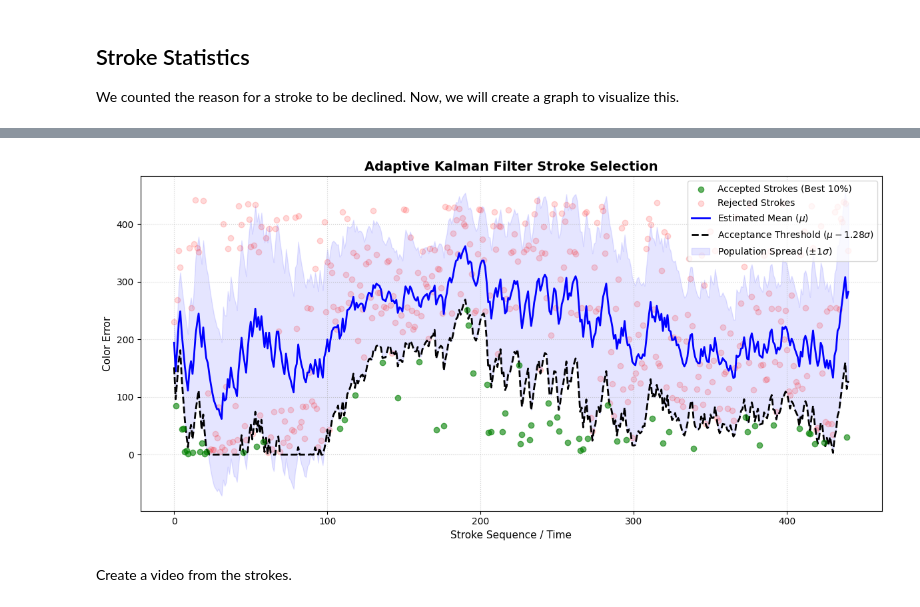
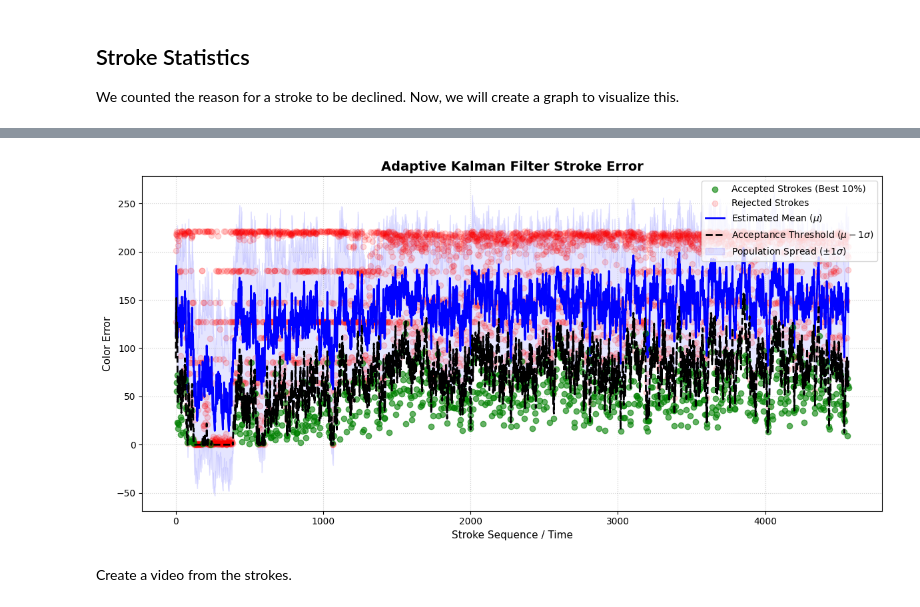
Before and after one commit to SimonMeersschaut/paint-bot, a Jupyter notebook: src/stroke_generation.ipynb, the cells around one changed output, grey strips where cells are left out. Saved outputs shown, nothing was run; the diff lists cells and outputs as text; code cells hidden in the pictures.

Commit message:
Dynamic brush size

```diff
--- a/src/stroke_generation.ipynb
+++ b/src/stroke_generation.ipynb
@@ -166,10 +214,9 @@ from saliency import generate_clean_saliency
 import cv2
 import matplotlib.pyplot as plt
 
-image_path = "../images/bird.jpg"
-raw_img = Image.open(image_path).convert("RGB")
+blurred_saliency, img_cv = generate_clean_saliency(pil_original_image)
 
-blurred_saliency, img_cv = generate_clean_saliency(raw_img)
+resized_blurred_saliency = resize_image(np.array(blurred_saliency))
 
 # Color map generation
 heatmap_color = cv2.applyColorMap(blurred_saliency, cv2.COLORMAP_JET)
@@ -182,7 +229,7 @@ output_img = cv2.cvtColor(output_img, cv2.COLOR_BGR2RGB)
 # 3. DISPLAY RESULTS
 # ==========================================
 fig, axes = plt.subplots(1, 3, figsize=(14, 7))
-axes[0].imshow(raw_img)
+axes[0].imshow(pil_original_image)
 axes[0].set_title("Original Image")
 axes[0].axis("off")
 
@@ -190,7 +237,7 @@ axes[1].imshow(output_img)
 axes[1].set_title("Fixed Clean Saliency Map")
 axes[1].axis("off")
 
-axes[2].imshow(blurred_saliency, cmap="magma")
+axes[2].imshow(resized_blurred_saliency, cmap="magma")
 axes[2].set_title("Fixed Clean Saliency Map")
 axes[2].axis("off")
 
@@ -501,8 +636,6 @@ from tqdm import tqdm # progress bar
 from stroke_generation import StrokeGenerationSupervisor
 
 H, W, _ = np_resized_image.shape
-
-print(H, W)
 
 stroke_sequence = StrokeSequence(image_size=(W, H))
 coverage_mask = ~np_padded_mask_resized
@@ -513,7 +646,16 @@ stroke_generation_supervisor = StrokeGenerationSupervisor()
 # Loop through the targeted depth layer bins (Back-to-Front ordering)
 for label, mean_depth in tqdm(segment_depths):
     ## Choose brush-size
-    # TODO: based on saliency map
+    segment_mask = (resized_segments == label)
+    if not np.any(segment_mask):
+        continue
+
+    ## Choose brush-size based on the pre-calculated brush_size_map
+    # Extract the brush size assigned to this specific segment region
+    chosen_brush = int(np.max(brush_size_map[segment_mask]))
+
+    # Dynamically assign it to the supervisor configuration for this layer
+    stroke_generation_supervisor.brush_size = chosen_brush
 
     # Call the updated stroke generator function using dictionary unpacking (**)
     generate_strokes_for_layer(
@@ -523,6 +665,7 @@ for label, mean_depth in tqdm(segment_depths):
         label=label,
         image=np_resized_image,
         coverage_mask=coverage_mask,
+        padding_mask=np_padded_mask_resized,
         stroke_generation_supervisor=stroke_generation_supervisor,
     )
 
@@ -541,7 +683,7 @@ stroke_generation_supervisor.plot_decline_reasons()
 # %%
-stroke_generation_supervisor.plot_settings_history()
+stroke_generation_supervisor.plot_color_error_history()
 # %% [output]
-[figure, old version]
+[figure, new version]
 # %% [markdown]
 Create a video from the strokes.
 # %%
```
Also changed, not shown: parts of 7 cells of this notebook, 2 other files.
